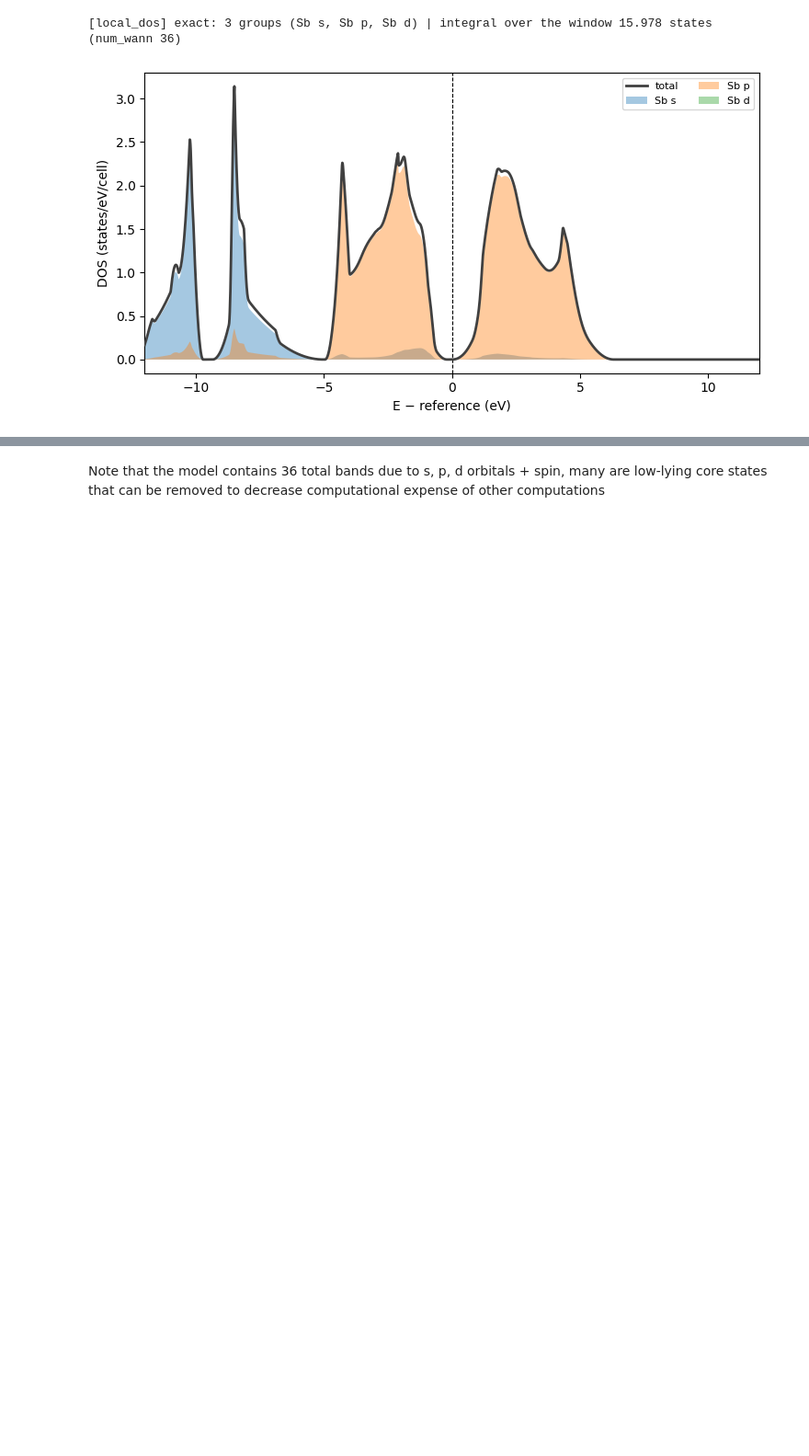
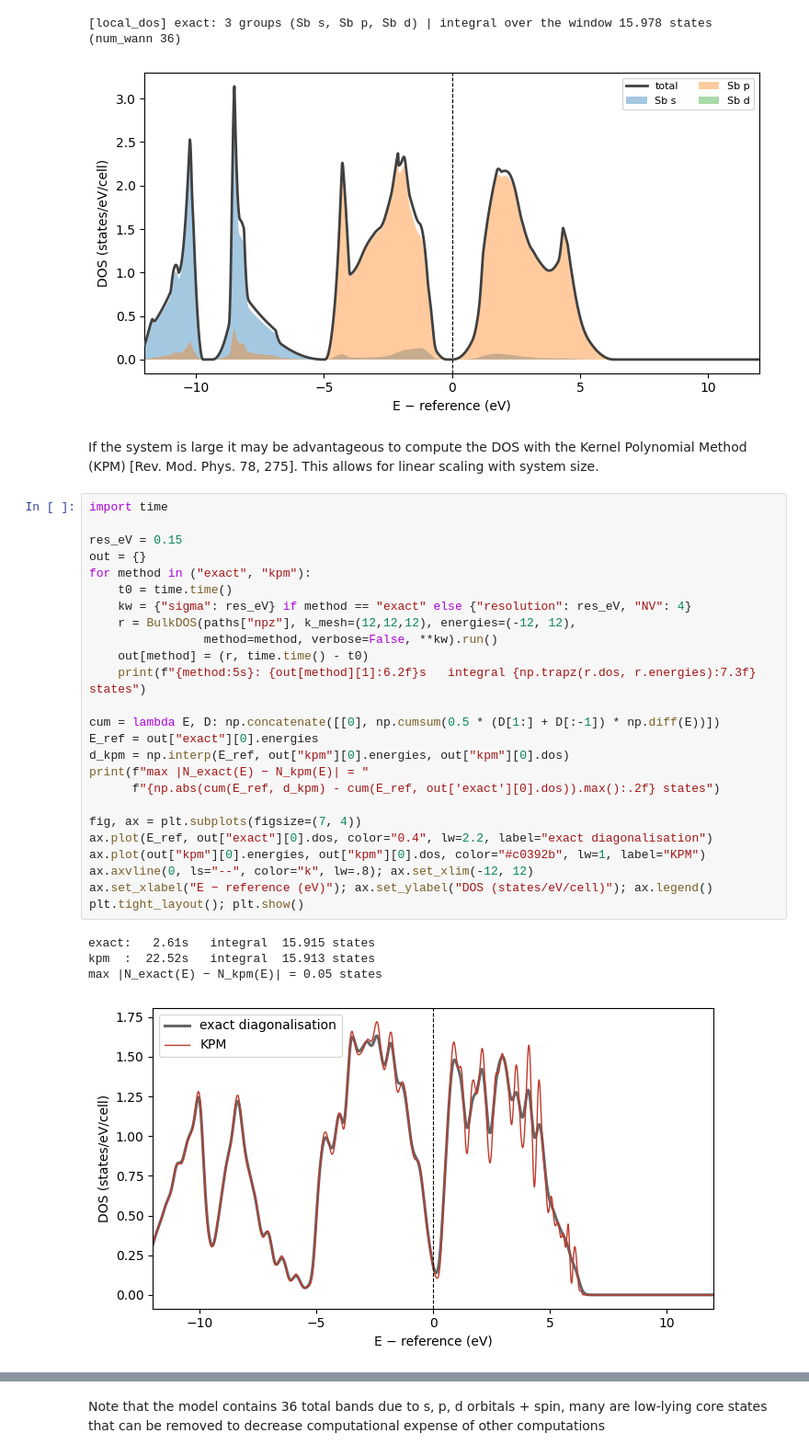
Before and after one commit to alextyner-tailwater/Tailwater, a Jupyter notebook: Tutorials/Basics.ipynb, the cells around one changed output, grey strips where cells are left out. Shown at 92% size. Saved outputs shown, nothing was run; the diff lists cells and outputs as text; blank space fills up the shorter version.

```diff
--- a/Tutorials/Basics.ipynb
+++ b/Tutorials/Basics.ipynb
@@ -109,3 +109,35 @@ ax.legend(fontsize=8, ncol=2); plt.tight_layout(); plt.show()
 # %% [output]
 [local_dos] exact: 3 groups (Sb s, Sb p, Sb d) | integral over the window 15.978 states (num_wann 36)
 [figure]
+# %% [markdown]
+If the system is large it may be advantageous to compute the DOS with the Kernel Polynomial Method (KPM) [Rev. Mod. Phys. 78, 275]. This allows for linear scaling with system size.
+# %%
+import time
+
+res_eV = 0.15
+out = {}
+for method in ("exact", "kpm"):
+    t0 = time.time()
+    kw = {"sigma": res_eV} if method == "exact" else {"resolution": res_eV, "NV": 4}
+    r = BulkDOS(paths["npz"], k_mesh=(12,12,12), energies=(-12, 12),
+                method=method, verbose=False, **kw).run()
+    out[method] = (r, time.time() - t0)
+    print(f"{method:5s}: {out[method][1]:6.2f}s   integral {np.trapz(r.dos, r.energies):7.3f} states")
+
+cum = lambda E, D: np.concatenate([[0], np.cumsum(0.5 * (D[1:] + D[:-1]) * np.diff(E))])
+E_ref = out["exact"][0].energies
+d_kpm = np.interp(E_ref, out["kpm"][0].energies, out["kpm"][0].dos)
+print(f"max |N_exact(E) − N_kpm(E)| = "
+      f"{np.abs(cum(E_ref, d_kpm) - cum(E_ref, out['exact'][0].dos)).max():.2f} states")
+
+fig, ax = plt.subplots(figsize=(7, 4))
+ax.plot(E_ref, out["exact"][0].dos, color="0.4", lw=2.2, label="exact diagonalisation")
+ax.plot(out["kpm"][0].energies, out["kpm"][0].dos, color="#c0392b", lw=1, label="KPM")
+ax.axvline(0, ls="--", color="k", lw=.8); ax.set_xlim(-12, 12)
+ax.set_xlabel("E − reference (eV)"); ax.set_ylabel("DOS (states/eV/cell)"); ax.legend()
+plt.tight_layout(); plt.show()
+# %% [output]
+exact:   2.61s   integral  15.915 states
+kpm  :  22.52s   integral  15.913 states
+max |N_exact(E) − N_kpm(E)| = 0.05 states
+[figure, added]
```
Also changed, not shown: parts of 2 cells of this notebook.
